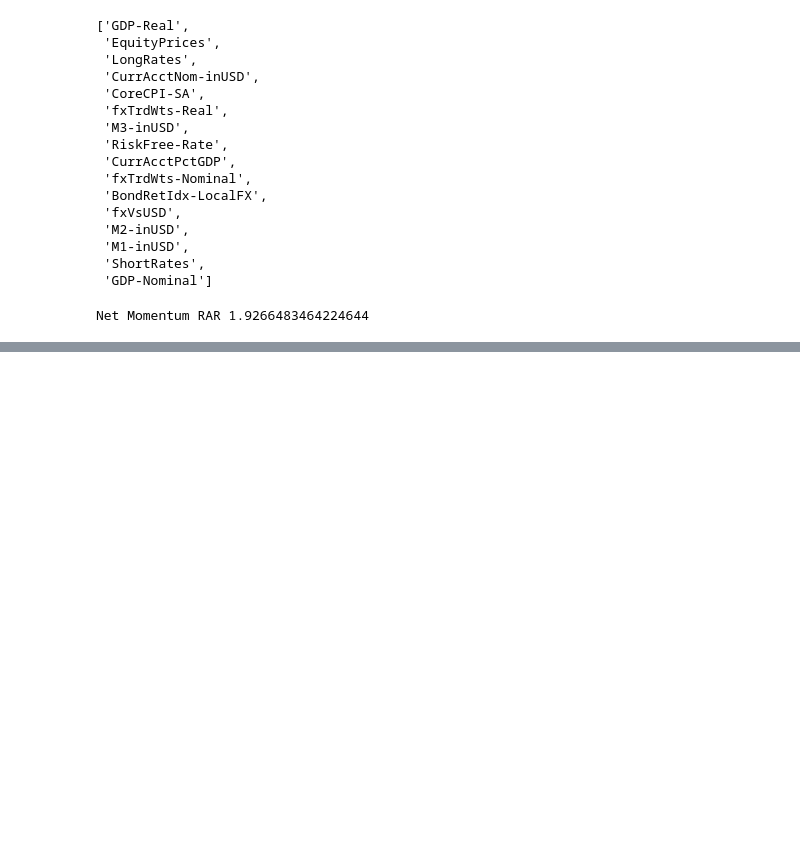
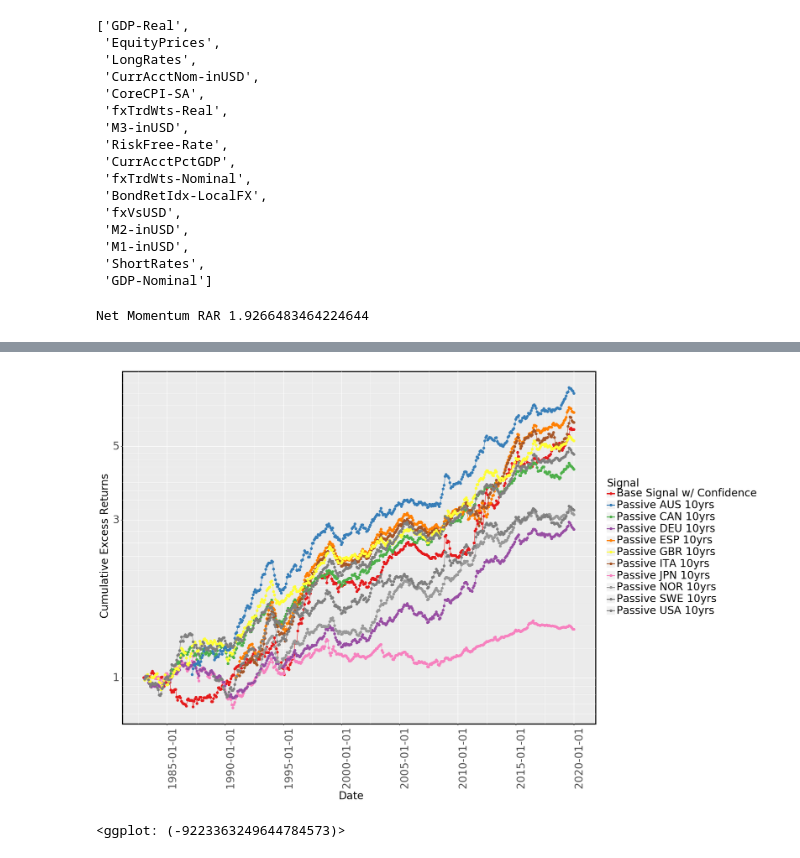
Before and after one commit to Mike-Huntress/Internship2020, a Jupyter notebook: globalbonds/notebooks/combination.ipynb, the cells around one changed output, grey strips where cells are left out. Saved outputs shown, nothing was run; the diff lists cells and outputs as text; code cells hidden in the pictures; blank space fills up the shorter version.

```diff
--- a/globalbonds/notebooks/combination.ipynb
+++ b/globalbonds/notebooks/combination.ipynb
@@ -363,0 +485,38 @@ df['color'] = df['variable'].map(lambda x: x.split()[0] if 'random' in x else x)
+# %%
+def foo(country):
+    passive_10yrs = get_passive_return(bond_returns, cash_rate, country=country)
+    passive_10yrs = passive_10yrs.loc[START_DATE: END_DATE]
+    return passive_10yrs
+
+df = {
+    'Base Signal w/ Confidence': combo6_returns,
+}
+for c in bond_returns.columns:
+    df[f'Passive {c} 10yrs'] = foo(c)
+# for i in range(5):
+#     df[f'random {i}'] = calc_signal_returns(bond_returns, get_random_signal(bond_returns))
+df = pd.DataFrame(df)
+df['date'] = df.index.to_series().map(lambda x: x.to_timestamp())
+df = df.melt(id_vars='date')
+df['color'] = df['variable'].map(lambda x: x.split()[0] if 'random' in x else x)
+(
+    ggplot(df, aes(x='date', y='value', color='color')) +
+        geom_line(aes(group='variable')) +
+        geom_point(aes(group='variable'), size=2) +
+        scale_color_brewer(type='qualitative', palette=6) +
+        ylab('Cumulative Excess Returns') +
+        xlab('Date') +
+        scale_x_date() +
+        scale_y_log10() +
+        labs(color='Signal') +
+        theme(
+            text=element_text(size=20),
+            figure_size=(16, 12),
+            legend_position='right',
+            axis_text_x=element_text(size=20, angle=90, hjust=0),
+            panel_border=element_rect(colour="black", size=2),
+        )
+)
+# %% [output]
+[figure, added]
+<ggplot: (-9223363249644784573)>
```
Also changed, not shown: parts of 28 cells of this notebook, 5 other files.
